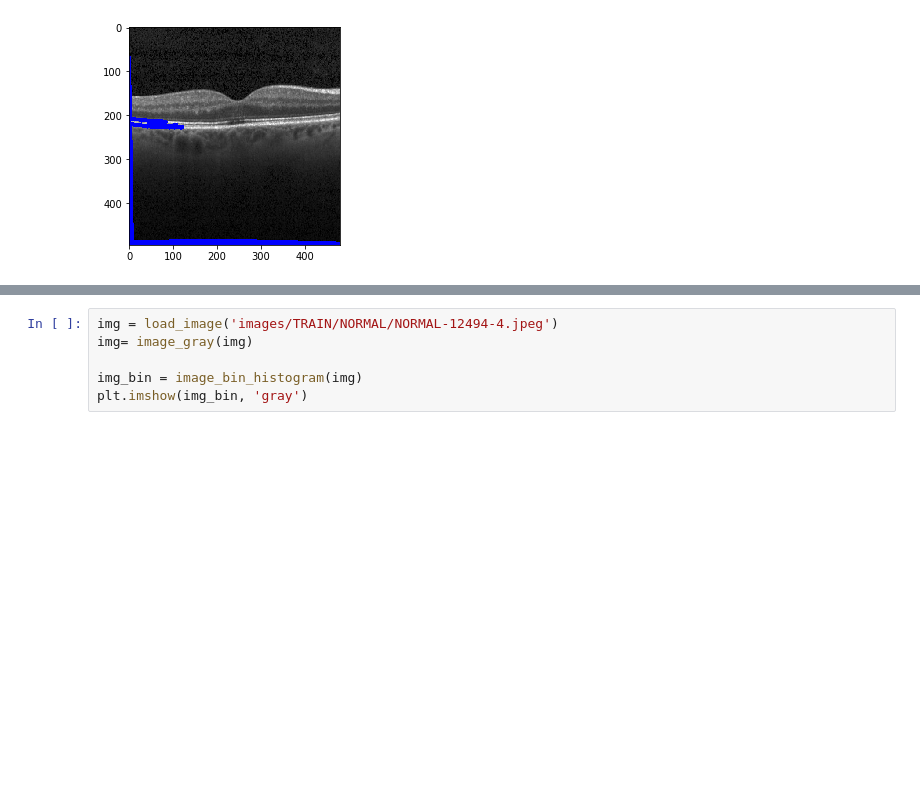
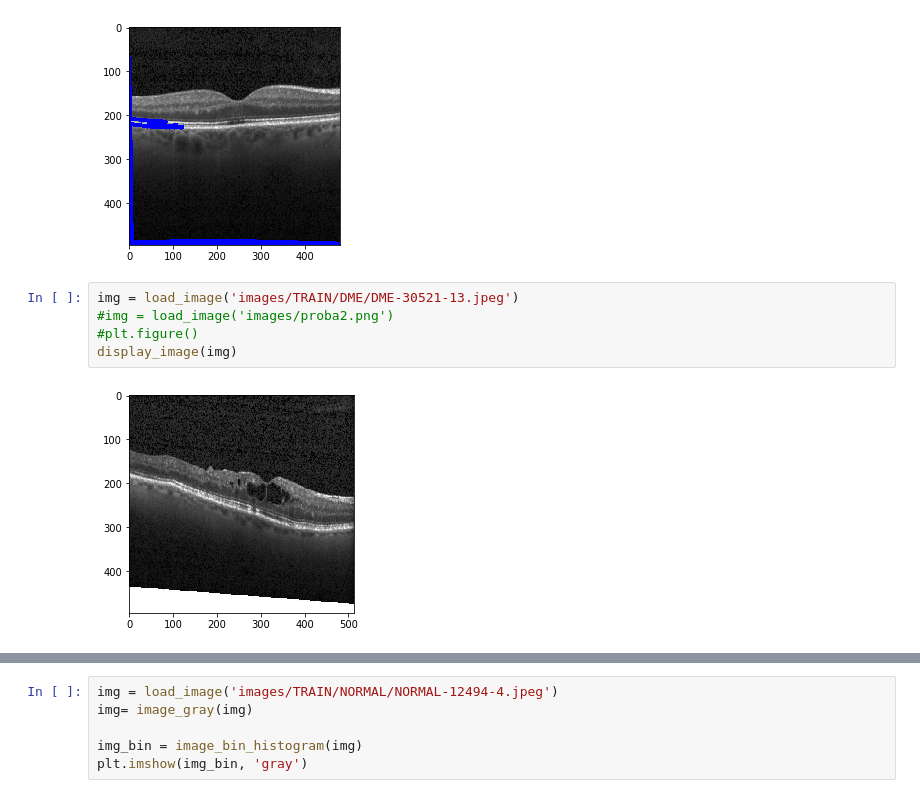
Before and after one commit to AndrijanaJeremic/DME_detection, a Jupyter notebook: DME_DETECTION.ipynb, the cells around one changed output, grey strips where cells are left out. Saved outputs shown, nothing was run; the diff lists cells and outputs as text; blank space fills up the shorter version.

```diff
--- a/DME_DETECTION.ipynb
+++ b/DME_DETECTION.ipynb
@@ -726,4 +726,11 @@ display_image(proba)
 visina:  282.5
 shape[0]:  496
 [figure]
+# %%
+img = load_image('images/TRAIN/DME/DME-30521-13.jpeg')
+#img = load_image('images/proba2.png')
+#plt.figure()
+display_image(img)
+# %% [output]
+[figure, added]
 # %%
```
Also changed, not shown: parts of 1 cell of this notebook.
